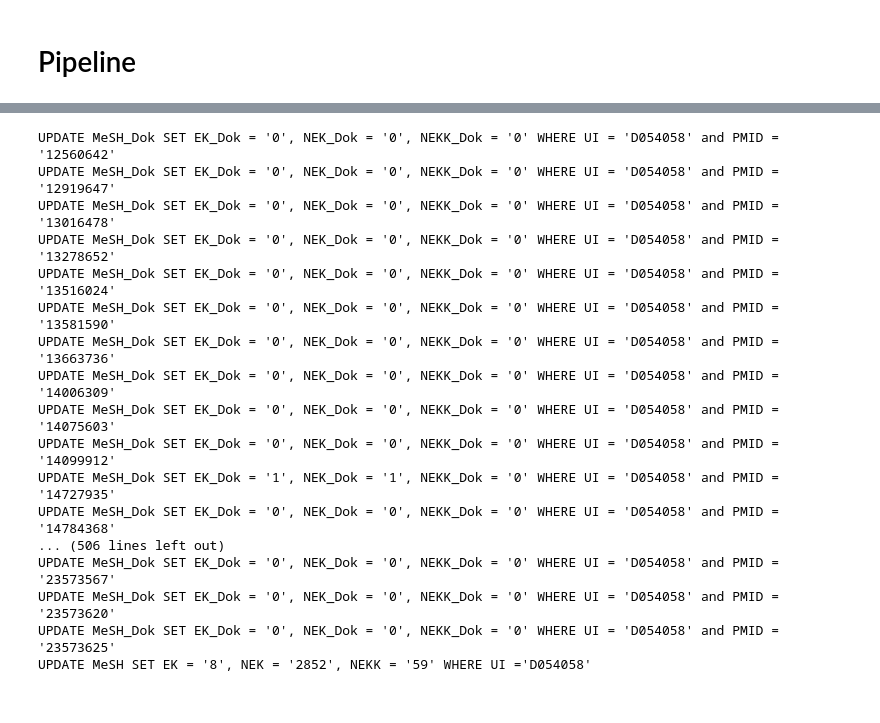
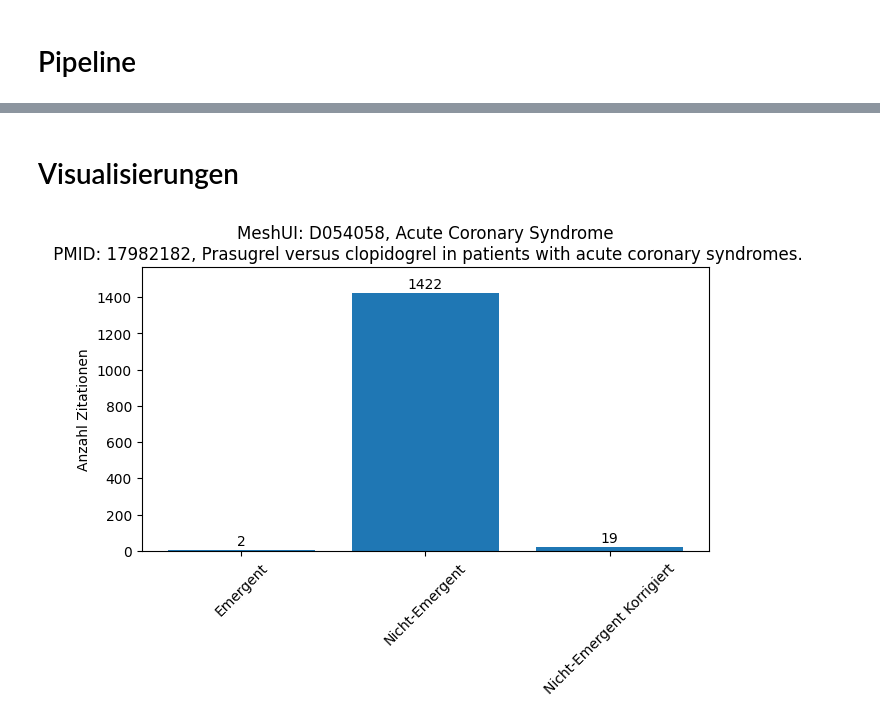
Before and after one commit to Johanna0999/MA_Code, a Jupyter notebook: pethke_master.ipynb, the cells around one changed output, grey strips where cells are left out. Cells and saved outputs as stored; diff of their text form; code cells hidden in the pictures.

Commit message:
Visualsierungen hinzugefügt

```diff
--- a/pethke_master.ipynb
+++ b/pethke_master.ipynb
@@ -110,12 +111,30 @@ def DB_Insert_MeSH_Dokument_Analyse(EK_Dok, NEK_Dok, NEKK_Dok, UI, PMID):
         return
 
 
+def DB_Select_Alle_MeSH():
+    cur.execute("SELECT MeSH FROM MeSH")
+    MeSHs = [x[0] for x in cur.fetchall()]
+    return MeSHs
+
+def DB_Select_Alle_Dokumente():
+    cur.execute("SELECT PMID FROM Dokument")
+    Doks = [x[0] for x in cur.fetchall()]
+    return Doks
+
 def DB_Select_Jahr_MeSH(UI):
     cur.execute("SELECT Jahr_MeSH FROM MeSH WHERE UI = '" + str(UI)+ "'")
     return cur.fetchall()[0][0]
 
+def DB_Select_Term(UI):
+    cur.execute("SELECT Term FROM MeSH WHERE UI = '" + str(UI)+ "'")
+    return cur.fetchall()[0][0]
+
 def DB_Select_Jahr_Dok(PMID):
     cur.execute("SELECT Jahr_Dok FROM Dokument WHERE PMID = '" + str(PMID)+ "'")
+    return cur.fetchall()[0][0]
+
+def DB_Select_Titel(PMID):
+    cur.execute("SELECT Titel FROM Dokument WHERE PMID = '" + str(PMID)+ "'")
     return cur.fetchall()[0][0]
 
 
@@ -329,20 +350,4 @@ else:
 # %%
 Analyse("D054058")
-# %% [output]
-UPDATE MeSH_Dok SET EK_Dok = '0', NEK_Dok = '0', NEKK_Dok = '0' WHERE UI = 'D054058' and PMID = '12560642'
-UPDATE MeSH_Dok SET EK_Dok = '0', NEK_Dok = '0', NEKK_Dok = '0' WHERE UI = 'D054058' and PMID = '12919647'
-UPDATE MeSH_Dok SET EK_Dok = '0', NEK_Dok = '0', NEKK_Dok = '0' WHERE UI = 'D054058' and PMID = '13016478'
-UPDATE MeSH_Dok SET EK_Dok = '0', NEK_Dok = '0', NEKK_Dok = '0' WHERE UI = 'D054058' and PMID = '13278652'
-UPDATE MeSH_Dok SET EK_Dok = '0', NEK_Dok = '0', NEKK_Dok = '0' WHERE UI = 'D054058' and PMID = '13516024'
-UPDATE MeSH_Dok SET EK_Dok = '0', NEK_Dok = '0', NEKK_Dok = '0' WHERE UI = 'D054058' and PMID = '13581590'
-UPDATE MeSH_Dok SET EK_Dok = '0', NEK_Dok = '0', NEKK_Dok = '0' WHERE UI = 'D054058' and PMID = '13663736'
-UPDATE MeSH_Dok SET EK_Dok = '0', NEK_Dok = '0', NEKK_Dok = '0' WHERE UI = 'D054058' and PMID = '14006309'
-UPDATE MeSH_Dok SET EK_Dok = '0', NEK_Dok = '0', NEKK_Dok = '0' WHERE UI = 'D054058' and PMID = '14075603'
-UPDATE MeSH_Dok SET EK_Dok = '0', NEK_Dok = '0', NEKK_Dok = '0' WHERE UI = 'D054058' and PMID = '14099912'
-UPDATE MeSH_Dok SET EK_Dok = '1', NEK_Dok = '1', NEKK_Dok = '0' WHERE UI = 'D054058' and PMID = '14727935'
-UPDATE MeSH_Dok SET EK_Dok = '0', NEK_Dok = '0', NEKK_Dok = '0' WHERE UI = 'D054058' and PMID = '14784368'
-... (506 lines left out)
-UPDATE MeSH_Dok SET EK_Dok = '0', NEK_Dok = '0', NEKK_Dok = '0' WHERE UI = 'D054058' and PMID = '23573567'
-UPDATE MeSH_Dok SET EK_Dok = '0', NEK_Dok = '0', NEKK_Dok = '0' WHERE UI = 'D054058' and PMID = '23573620'
-UPDATE MeSH_Dok SET EK_Dok = '0', NEK_Dok = '0', NEKK_Dok = '0' WHERE UI = 'D054058' and PMID = '23573625'
-UPDATE MeSH SET EK = '8', NEK = '2852', NEKK = '59' WHERE UI ='D054058'
+# %% [markdown]
+# Visualisierungen
@@ -348,0 +403,4 @@ UPDATE MeSH SET EK = '8', NEK = '2852', NEKK = '59' WHERE UI ='D054058'
+# %%
+visualisiereENENEKkumuliert("D054058", 17982182)
+# %% [output]
+[figure, added]
```
Also changed, not shown: parts of 6 cells of this notebook.
